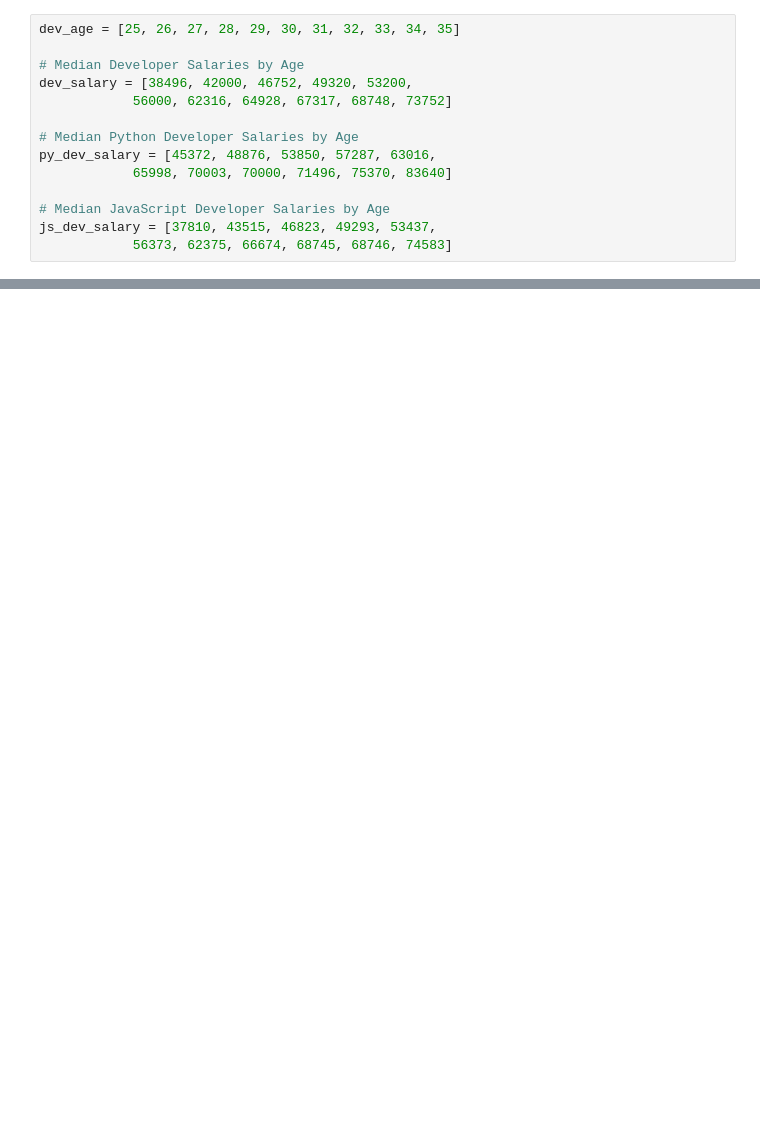
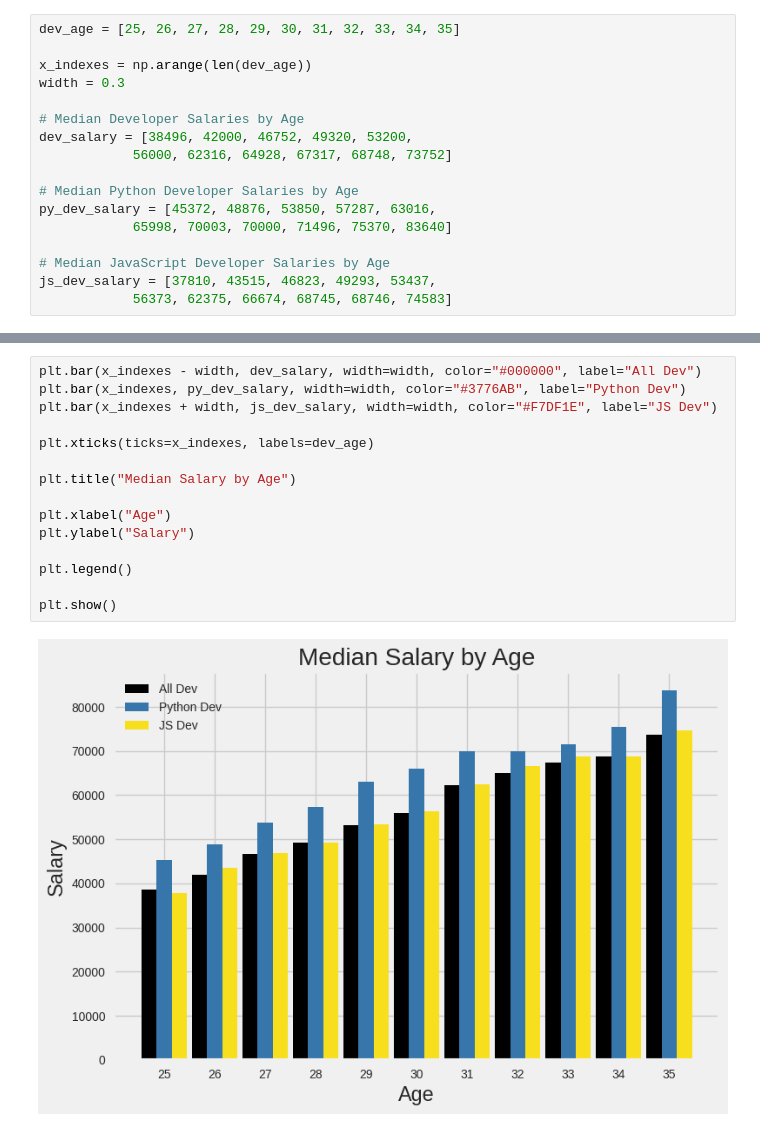
Before and after one commit to pranavdhawale/data-science, a Jupyter notebook: corey-schafer/bar-chart.ipynb, the cells around one changed output, grey strips where cells are left out. Cells and saved outputs as stored; diff of their text form; blank space fills up the shorter version.

```diff
--- a/corey-schafer/bar-chart.ipynb
+++ b/corey-schafer/bar-chart.ipynb
@@ -6,5 +6,8 @@ plt.style.use("seaborn")
 # %%
 dev_age = [25, 26, 27, 28, 29, 30, 31, 32, 33, 34, 35]
+
+x_indexes = np.arange(len(dev_age))
+width = 0.3
 
 # Median Developer Salaries by Age
 dev_salary = [38496, 42000, 46752, 49320, 53200,
@@ -34,0 +38,17 @@ plt.show()
+# %%
+plt.bar(x_indexes - width, dev_salary, width=width, color="#000000", label="All Dev")
+plt.bar(x_indexes, py_dev_salary, width=width, color="#3776AB", label="Python Dev")
+plt.bar(x_indexes + width, js_dev_salary, width=width, color="#F7DF1E", label="JS Dev")
+
+plt.xticks(ticks=x_indexes, labels=dev_age)
+
+plt.title("Median Salary by Age")
+
+plt.xlabel("Age")
+plt.ylabel("Salary")
+
+plt.legend()
+
+plt.show()
+# %% [output]
+[figure, added]
```
Also changed, not shown: parts of 2 cells of this notebook.
